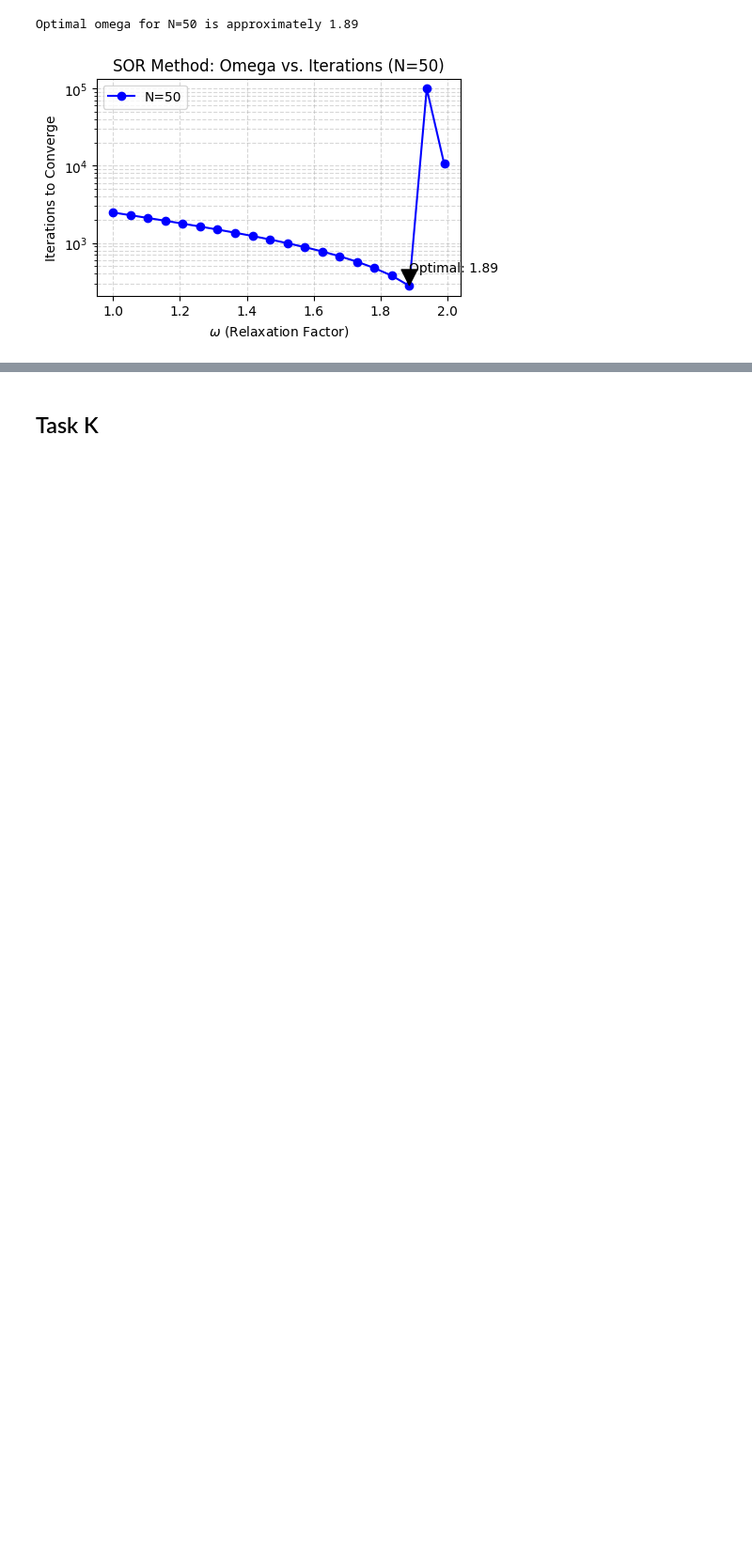
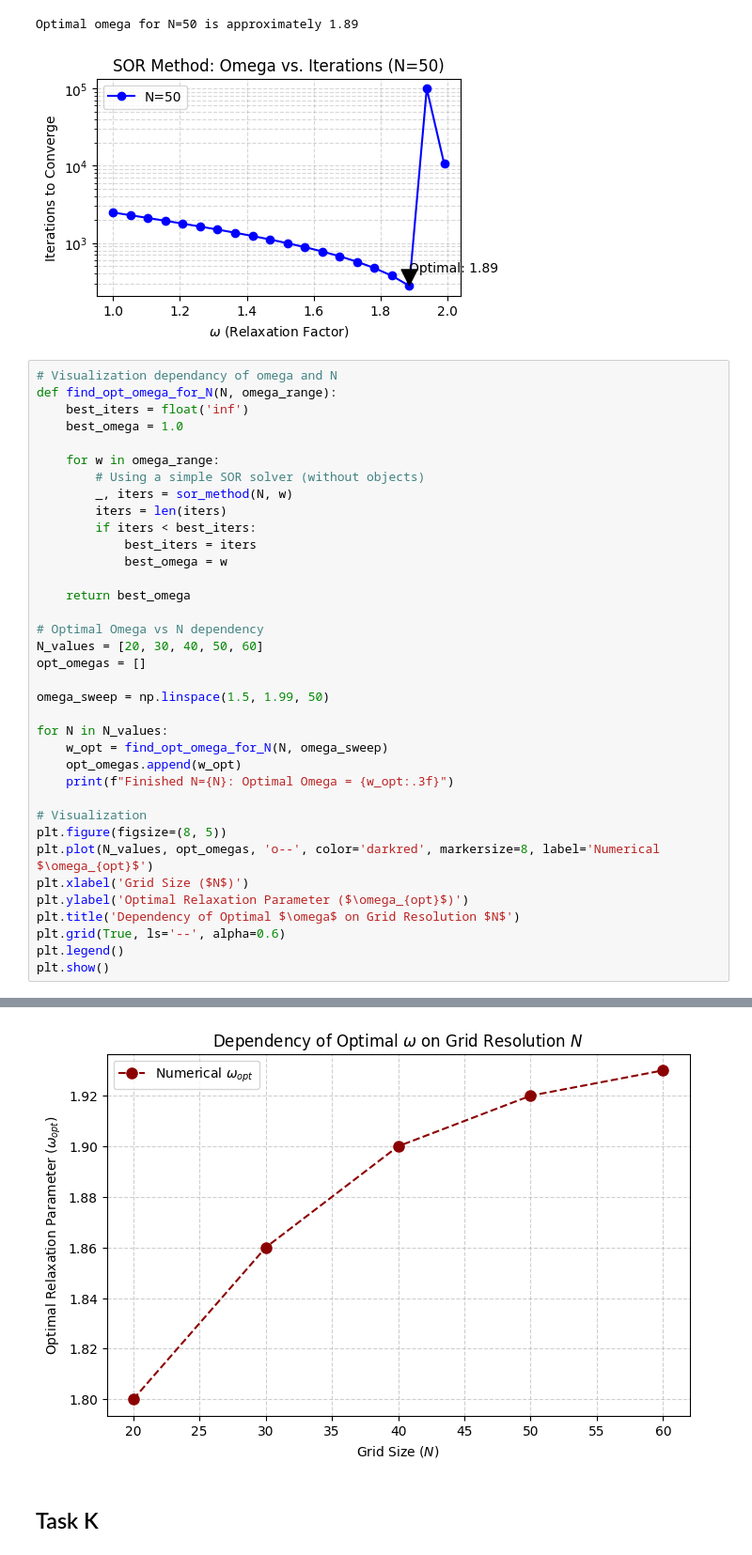
Before and after one commit to TimonJasarevic/SC_Assignments, a Jupyter notebook: Sofronia/methods.ipynb, the cells around one changed output, grey strips where cells are left out. Shown at 94% size. Saved outputs shown, nothing was run; the diff lists cells and outputs as text; blank space fills up the shorter version.

Commit message:
final visualizations

```diff
--- a/Sofronia/methods.ipynb
+++ b/Sofronia/methods.ipynb
@@ -266,3 +266,40 @@ Optimal omega for N=40 is approximately 1.83
 [figure]
 Optimal omega for N=50 is approximately 1.89
 [figure]
+# %%
+# Visualization dependancy of omega and N
+def find_opt_omega_for_N(N, omega_range):
+    best_iters = float('inf')
+    best_omega = 1.0
+
+    for w in omega_range:
+        # Using a simple SOR solver (without objects)
+        _, iters = sor_method(N, w)
+        iters = len(iters)
+        if iters < best_iters:
+            best_iters = iters
+            best_omega = w
+
+    return best_omega
+
+# Optimal Omega vs N dependency
+N_values = [20, 30, 40, 50, 60]
+opt_omegas = []
+
+omega_sweep = np.linspace(1.5, 1.99, 50)
+
+for N in N_values:
+    w_opt = find_opt_omega_for_N(N, omega_sweep)
+    opt_omegas.append(w_opt)
+    print(f"Finished N={N}: Optimal Omega = {w_opt:.3f}")
+
+# Visualization
+plt.figure(figsize=(8, 5))
+plt.plot(N_values, opt_omegas, 'o--', color='darkred', markersize=8, label='Numerical $\omega_{opt}$')
+plt.xlabel('Grid Size ($N$)')
+plt.ylabel('Optimal Relaxation Parameter ($\omega_{opt}$)')
+plt.title('Dependency of Optimal $\omega$ on Grid Resolution $N$')
+plt.grid(True, ls='--', alpha=0.6)
+plt.legend()
+plt.show()
+# %% [output]
@@ -269,3 +311,4 @@ Optimal omega for N=50 is approximately 1.89
+[figure, added]
 # %% [markdown]
 ## Task K
 # %%
```
Also changed, not shown: parts of 2 cells of this notebook.
